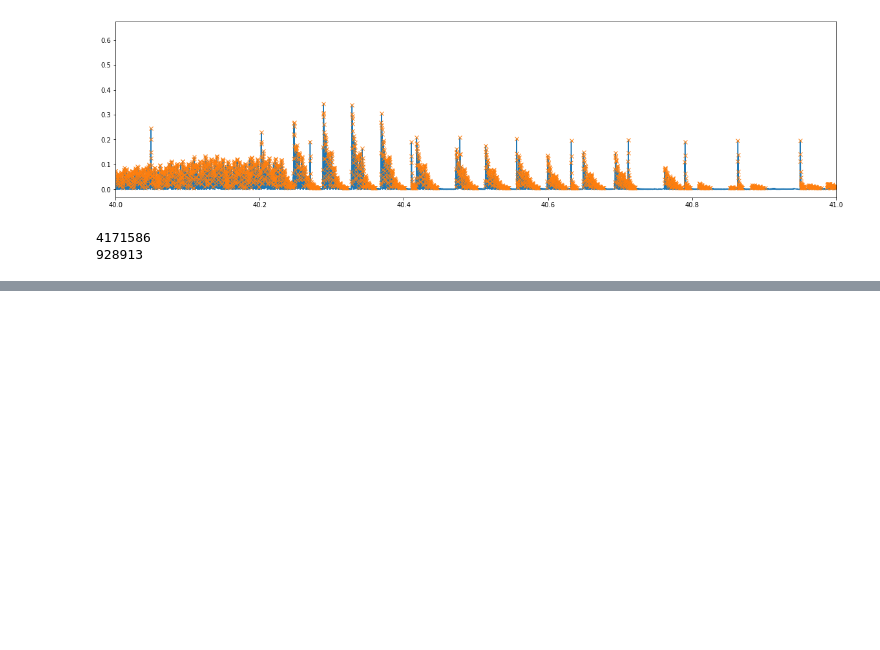
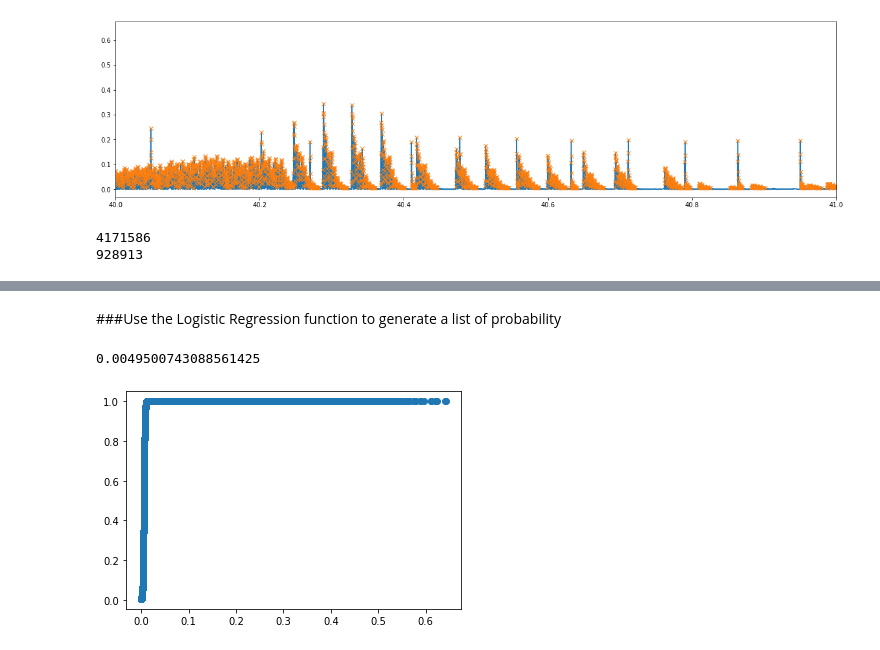
Before and after one commit to james-bole-pan/Xenopus_signal_processing, a Jupyter notebook: Minimum_threshold.ipynb, the cells around one changed output, grey strips where cells are left out. Cells and saved outputs as stored; diff of their text form; code cells hidden in the pictures; blank space fills up the shorter version.

Commit message:
Implementing Logistic Regression

```diff
--- a/Minimum_threshold.ipynb
+++ b/Minimum_threshold.ipynb
@@ -77,3 +77,9 @@ processed_peaks = peaks[m]
+# %%
+#an arbitrary condition: define the meaningful peaks to be those with
+#amplitudes greater than (mean - variance)
+threshold = mean_amplitude-variance
+m = np.argwhere(peak_amplitudes>threshold)
+processed_peaks = peaks[m]
 # %%
 #graphy the processed peaks
 plt.figure(figsize=(20,5))
@@ -95,7 +98,27 @@ print(len(processed_peaks))
+# %% [markdown]
+###Use the Logistic Regression function to generate a list of probability
+# %%
+def logistic_function(x,threshold):
+  probability = 1/(1+math.exp(-(x-threshold)/(1/1000)))
+  return probability
+# %%
+probability_each_point = []
+for i in samples_abs:
+  data = logistic_function(i,threshold)
+  probability_each_point.append(data)
+# %%
+min(probability_each_point)
+# %% [output]
+0.0049500743088561425
+# %%
+import matplotlib as mpl
+mpl.rcParams['agg.path.chunksize'] = 10000
 # %%
-sns.displot(peak_amplitudes)
-plt.xlim(0,0.1)
+plt.scatter(samples_abs,probability_each_point)
+#plt.xlim(0,0.05)
 plt.show()
+# %% [output]
+[figure, added]
 # %%
 def average_peak_amplitudes(samples_abs):
   peaks, _ = scipy.signal.find_peaks(samples_abs)
```
Also changed, not shown: parts of 7 cells of this notebook.
